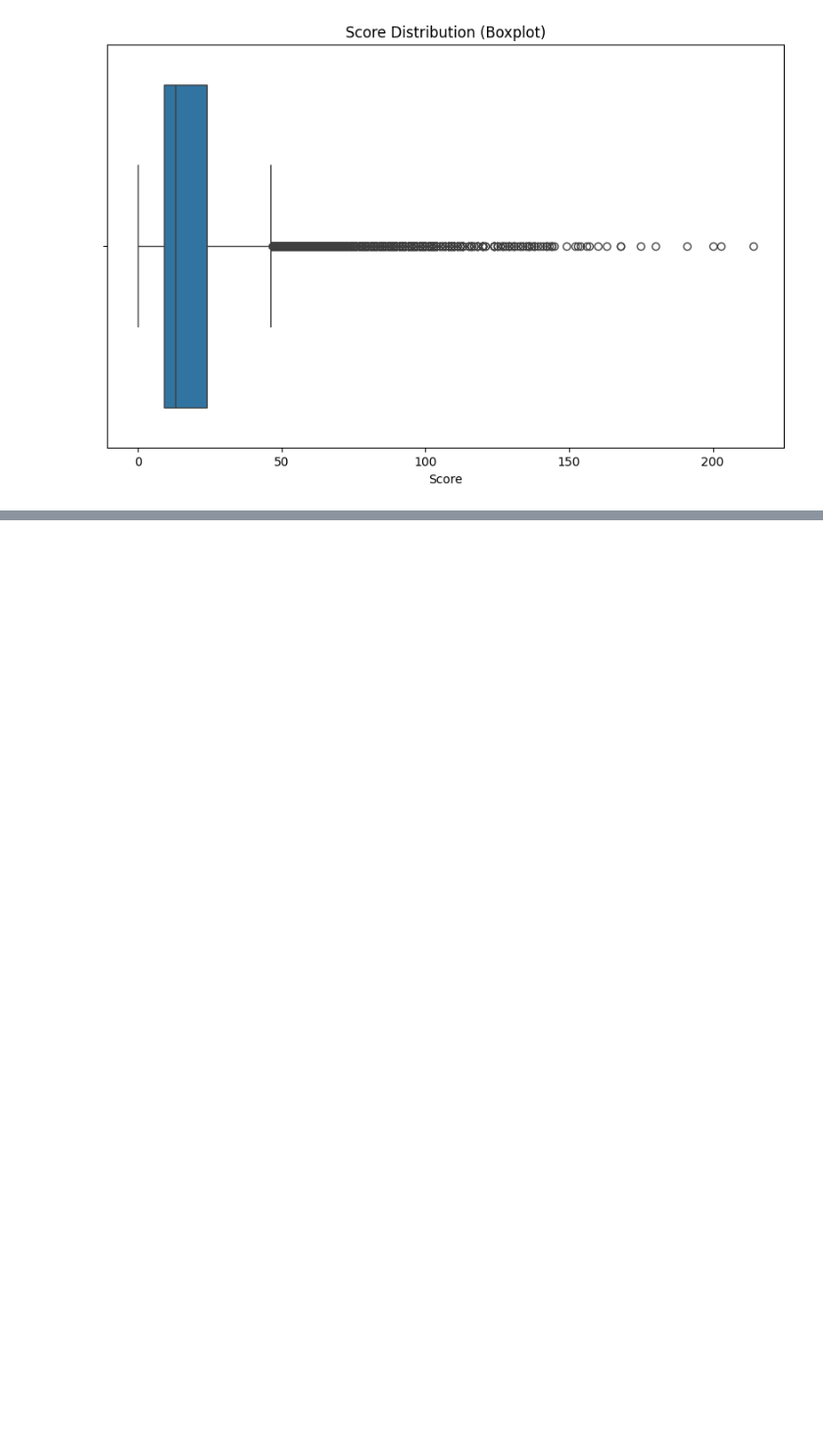
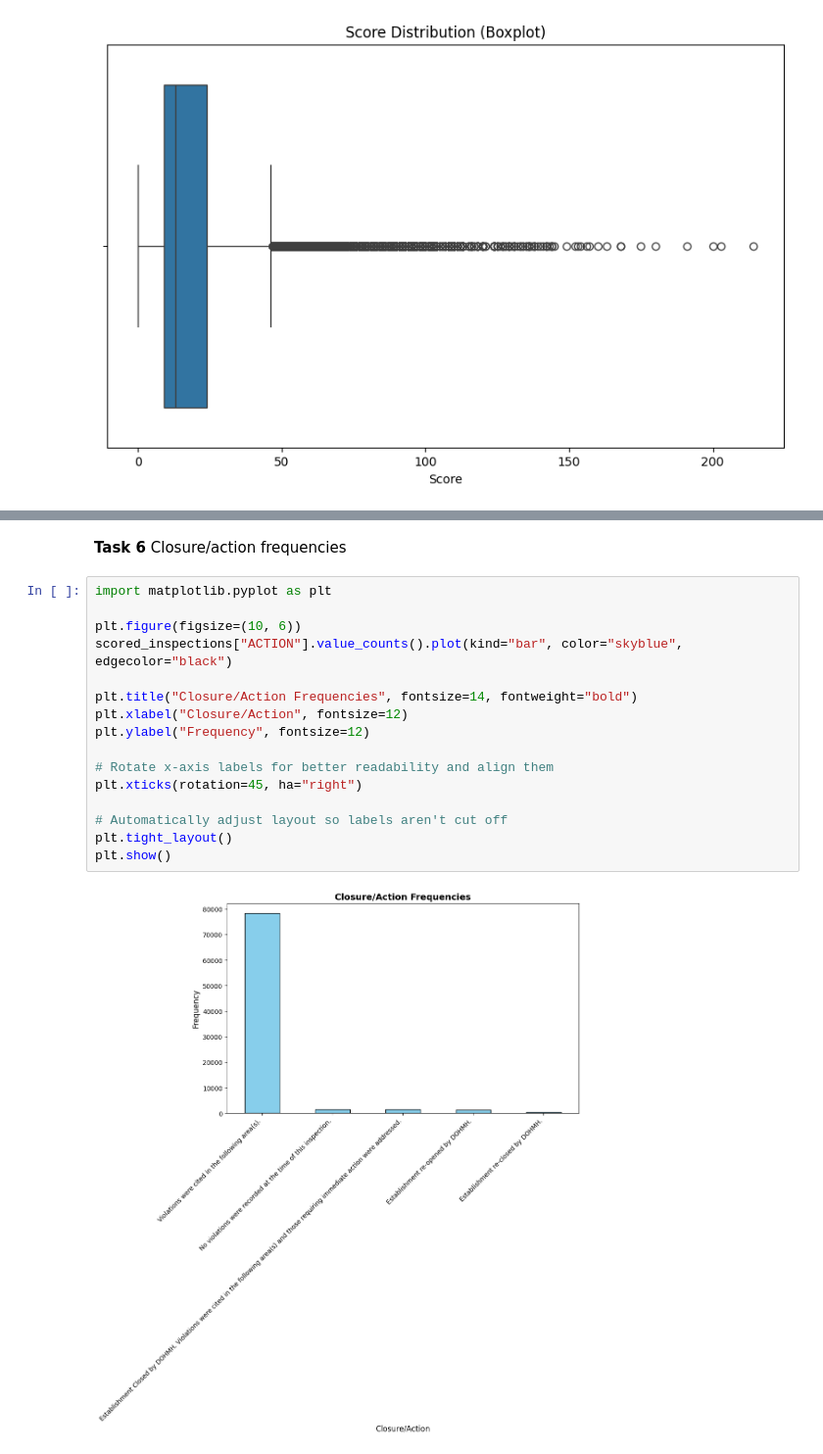
Before and after one commit to estvjana/nyc-restaurant-inspections, a Jupyter notebook: 05_EDA.ipynb, the cells around one changed output, grey strips where cells are left out. Shown at 98% size. Saved outputs shown, nothing was run; the diff lists cells and outputs as text; blank space fills up the shorter version.

```diff
--- a/05_EDA.ipynb
+++ b/05_EDA.ipynb
@@ -75,0 +126,20 @@ plt.show()
+# %% [markdown]
+**Task 6** Closure/action frequencies
+# %%
+import matplotlib.pyplot as plt
+
+plt.figure(figsize=(10, 6))
+scored_inspections["ACTION"].value_counts().plot(kind="bar", color="skyblue", edgecolor="black")
+
+plt.title("Closure/Action Frequencies", fontsize=14, fontweight="bold")
+plt.xlabel("Closure/Action", fontsize=12)
+plt.ylabel("Frequency", fontsize=12)
+
+# Rotate x-axis labels for better readability and align them
+plt.xticks(rotation=45, ha="right")
+
+# Automatically adjust layout so labels aren't cut off
+plt.tight_layout()
+plt.show()
+# %% [output]
+[figure, added]
```
Also changed, not shown: parts of 16 cells of this notebook.
